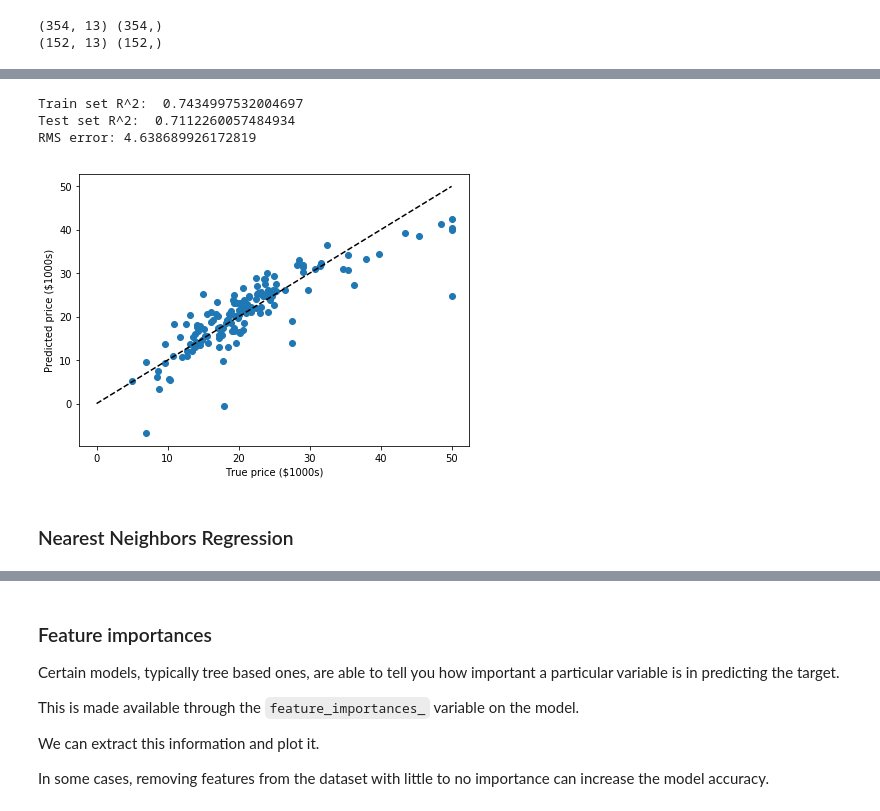
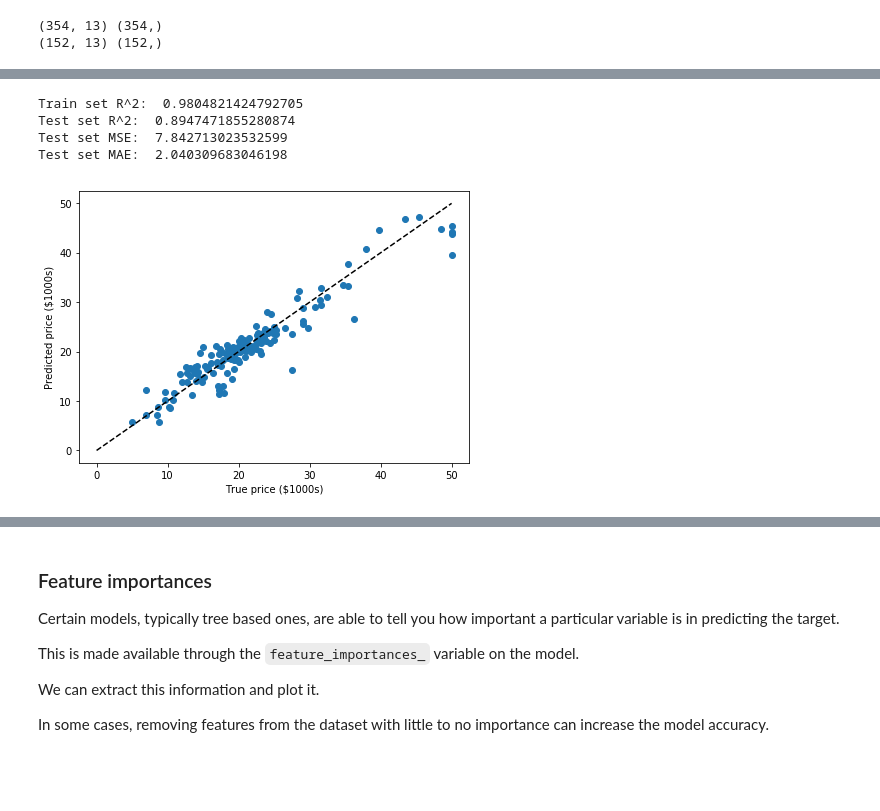
Before and after one commit to tjs23/python_ml_course, a Jupyter notebook: LMB_Python_Machine_Learning.ipynb, the cells around one changed output, grey strips where cells are left out. Drawn from its saved outputs; the diff is of its cells as text; code cells hidden in the pictures; blank space fills up the shorter version.

Commit message:
BP: Finished regression. Working on writing definitions for classification evaluation.

```diff
--- a/LMB_Python_Machine_Learning.ipynb
+++ b/LMB_Python_Machine_Learning.ipynb
@@ -926,0 +947,12 @@ print(X_test.shape, y_test.shape)
+# %%
+from sklearn.linear_model import LinearRegression
+
+# Create the model.
+lr = LinearRegression()
+
+# Fit the model with our training dataset.
+lr.fit(X_train, y_train)
+
+# Use the model to predict our test set.
+predicted = lr.predict(X_test)
+expected = y_test
@@ -927,25 +1086,26 @@ print(X_test.shape, y_test.shape)
 # %%
-from sklearn.linear_model import LinearRegression
+from sklearn.ensemble import GradientBoostingRegressor
 
-lr = LinearRegression().fit(X_train, y_train)
+gbr = GradientBoostingRegressor()
+gbr.fit(X_train, y_train)
 
-predicted = lr.predict(X_test)
+predicted = gbr.predict(X_test)
 expected = y_test
 
-print("Train set R^2: ", lr.score(X_train, y_train))
-print("Test set R^2: ", lr.score(X_test, y_test))
-print("RMS error: %r " % np.sqrt(np.mean((predicted - expected) ** 2)))
+print("Train set R^2: ", gbr.score(X_train, y_train))
+print("Test set R^2: ", gbr.score(X_test, y_test))
+print("Test set MSE: ", mean_squared_error(expected, predicted))
+print("Test set MAE: ", mean_absolute_error(expected, predicted))
 
 plt.figure(figsize=(7,5))
 plt.scatter(expected, predicted)
 plt.plot([0, 50], [0, 50], '--k')
 plt.xlabel('True price ($1000s)')
 plt.ylabel('Predicted price ($1000s)')
 plt.show()
 # %% [output]
-Train set R^2:  0.7434997532004697
-Test set R^2:  0.7112260057484934
-RMS error: 4.638689926172819
+Train set R^2:  0.9804821424792705
+Test set R^2:  0.8947471855280874
+Test set MSE:  7.842713023532599
+Test set MAE:  2.040309683046198
-[figure, old version]
+[figure, new version]
-# %% [markdown]
-### Nearest Neighbors Regression
```
Also changed, not shown: parts of 32 cells of this notebook.
